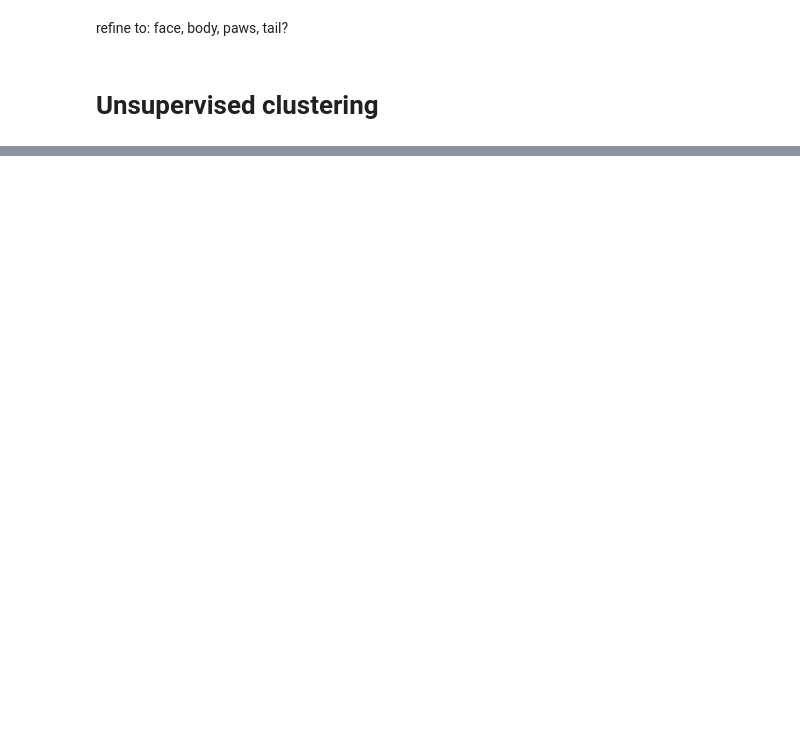
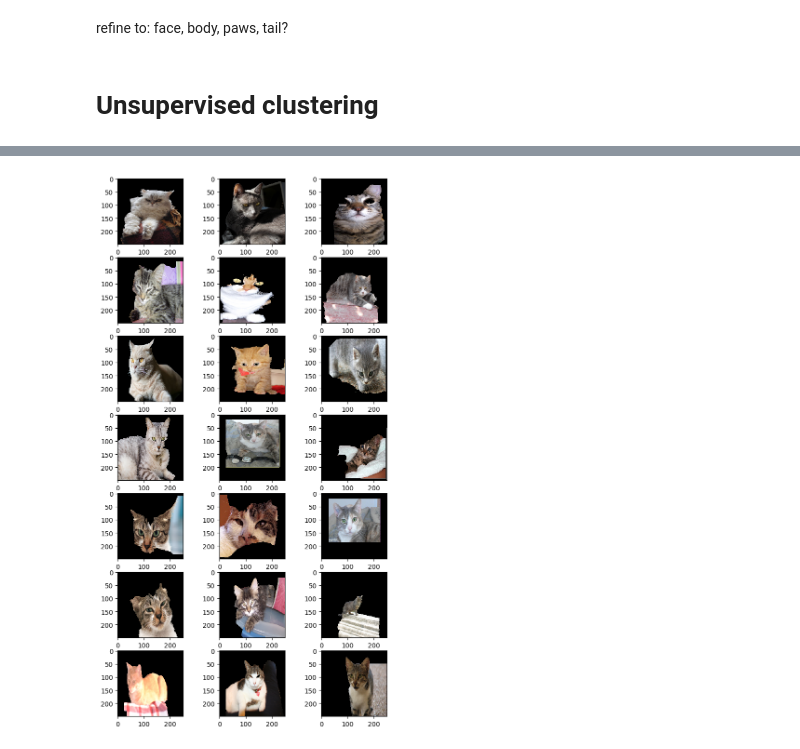
Before and after one commit to jshrdt/ML2-final, a Jupyter notebook: ML2-final-expl.ipynb, the cells around one changed output, grey strips where cells are left out. Cells and saved outputs as stored; diff of their text form; code cells hidden in the pictures; blank space fills up the shorter version.

```diff
--- a/ML2-final-expl.ipynb
+++ b/ML2-final-expl.ipynb
@@ -110,3 +115,22 @@ plt.show()
+# %%
+cluster = clusters[0][:21]
+clen = len(cluster)
+figure, axis = plt.subplots(int(clen/3), 3)
+figure.set_figwidth(8)
+figure.set_figheight(15)
+
+for i, img in enumerate(cluster):
+    if i < int(clen/3):
+        axis[i][0].imshow(img, interpolation='nearest')
+    elif i < int(clen/3*2):
+        axis[i-int(clen/3)][1].imshow(img, interpolation='nearest')
+    else:
+        axis[i-int(clen/3*2)][2].imshow(img, interpolation='nearest')
+
+
+plt.show()
+# %% [output]
+[figure, added]
 # %%
 # ?? use ggplot in r
 # on clustering https://www.geeksforgeeks.org/clustering-in-machine-learning/
```
Also changed, not shown: parts of 10 cells of this notebook, 1 other file.
